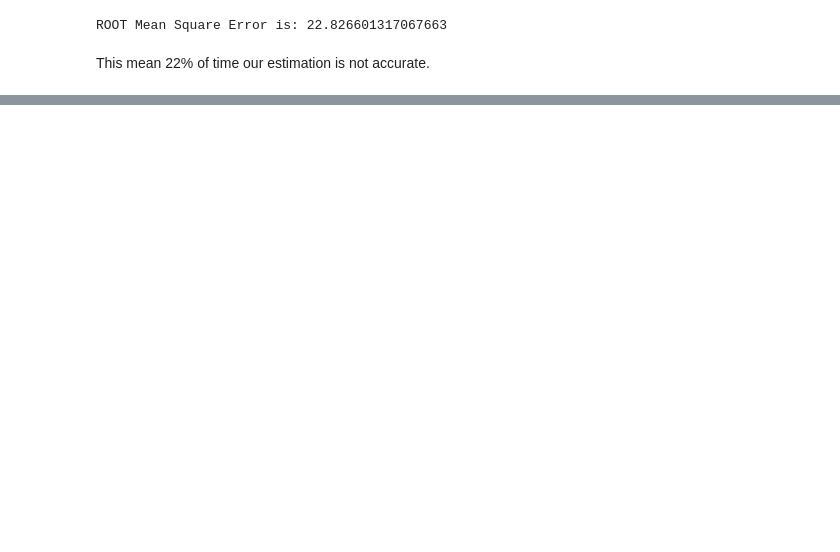
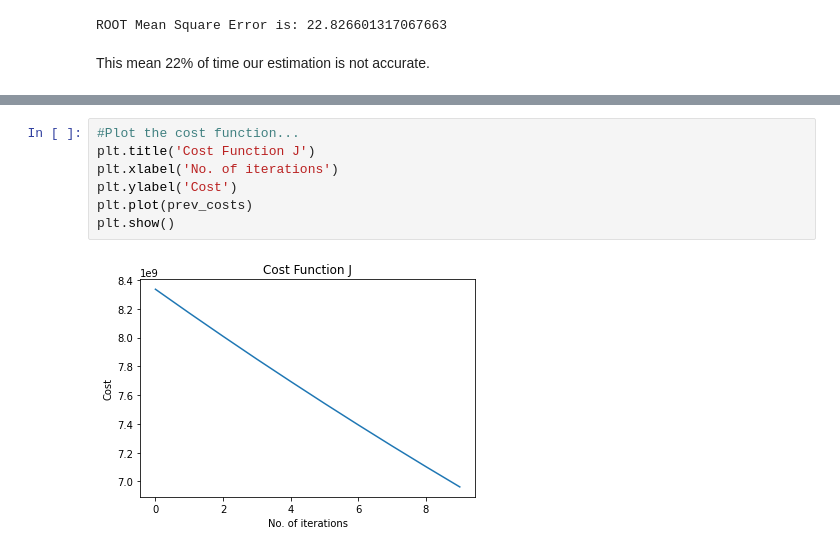
Before and after one commit to sudheer/blog, a Jupyter notebook: _notebooks/2020_04_12_interactive_and_practical_linear_regression_using_python.ipynb, the cells around one changed output, grey strips where cells are left out. Drawn from its saved outputs; the diff is of its cells as text; blank space fills up the shorter version.

```diff
--- a/_notebooks/2020_04_12_interactive_and_practical_linear_regression_using_python.ipynb
+++ b/_notebooks/2020_04_12_interactive_and_practical_linear_regression_using_python.ipynb
@@ -269,0 +467,9 @@ plt.plot(list(range(iterations)), cost_list, '-r')
+# %%
+#Plot the cost function...
+plt.title('Cost Function J')
+plt.xlabel('No. of iterations')
+plt.ylabel('Cost')
+plt.plot(prev_costs)
+plt.show()
+# %% [output]
+[figure, added]
```
Also changed, not shown: parts of 18 cells of this notebook.
